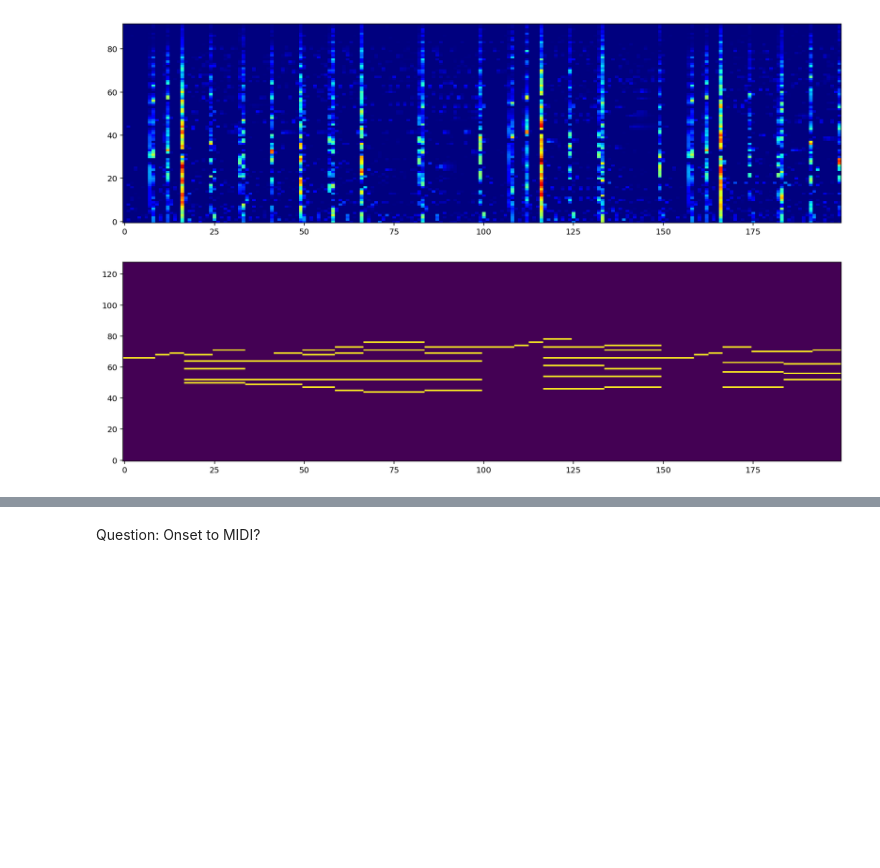
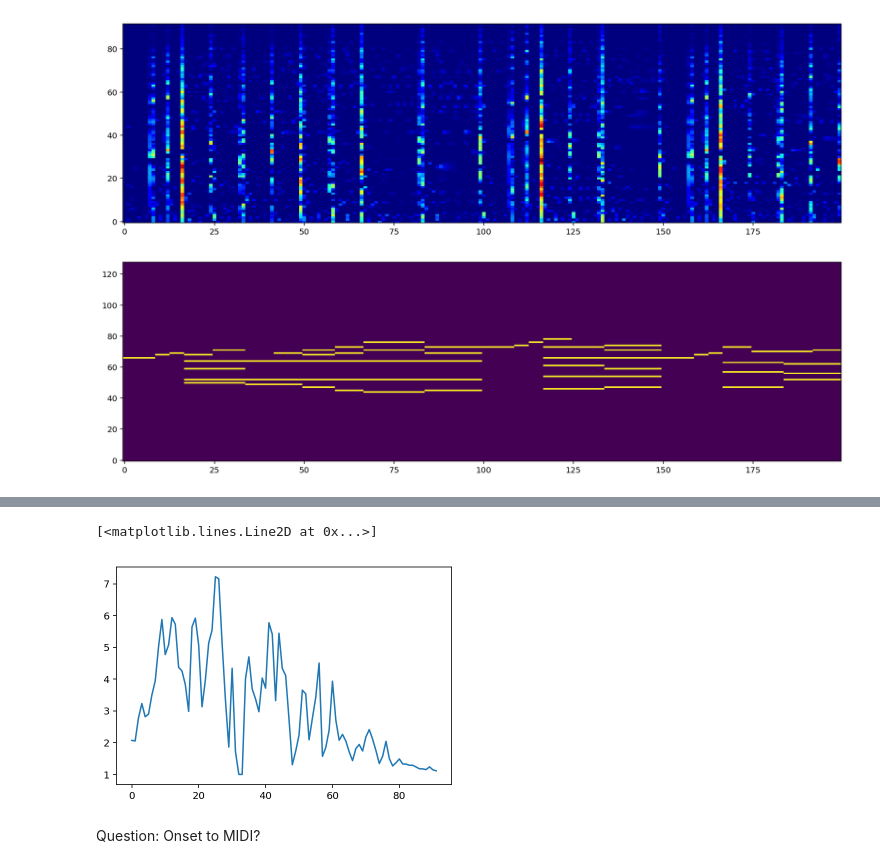
Before and after one commit to mjenrungrot/salience_sheet_following, a Jupyter notebook: InitialAttempt.ipynb, the cells around one changed output, grey strips where cells are left out. Cells and saved outputs as stored; diff of their text form; code cells hidden in the pictures; blank space fills up the shorter version.

```diff
--- a/InitialAttempt.ipynb
+++ b/InitialAttempt.ipynb
@@ -192,3 +223,8 @@ plt.imshow(midi[:,:200], aspect='auto', origin='lower')
+# %%
+plt.plot(np.exp(smoothed[:,16]))
+# %% [output]
+[<matplotlib.lines.Line2D at 0x...>]
+[figure, added]
 # %% [markdown]
 Question: Onset to MIDI?
 # %% [markdown]
```
Also changed, not shown: parts of 3 cells of this notebook.
